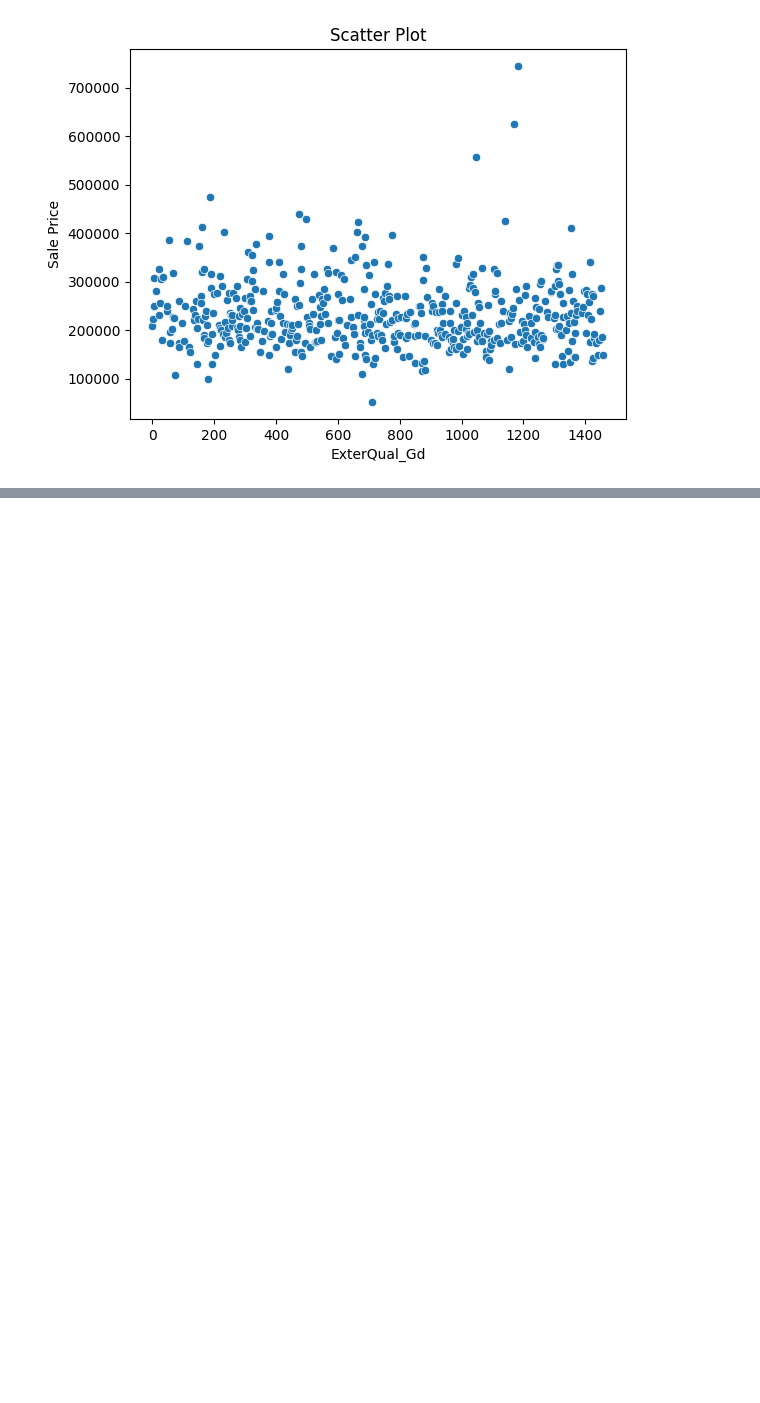
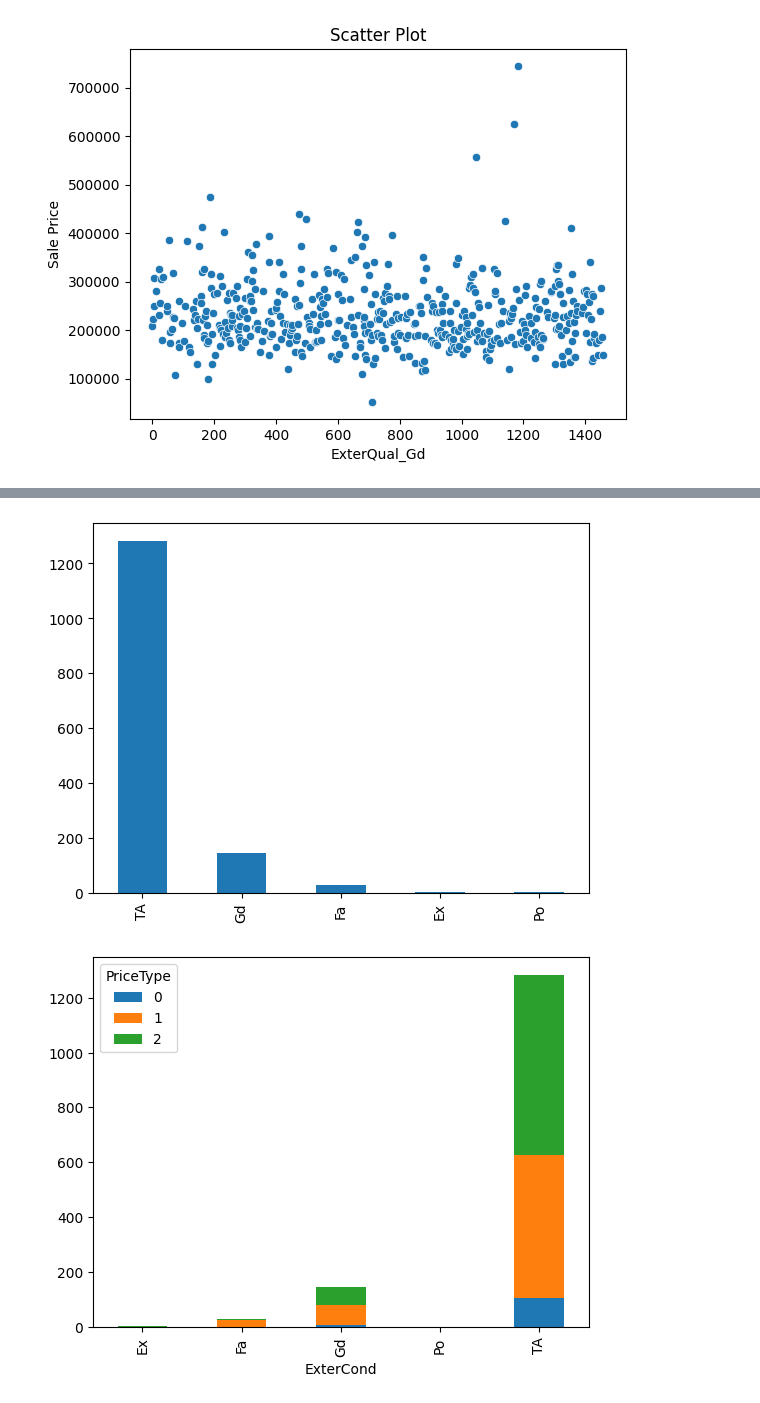
Before and after one commit to yichen-huang/House-Prices-Advanced-Regression-Techniques, a Jupyter notebook: data_understanding_column_20_40.ipynb, the cells around one changed output, grey strips where cells are left out. Drawn from its saved outputs; the diff is of its cells as text; code cells hidden in the pictures; blank space fills up the shorter version.

```diff
--- a/data_understanding_column_20_40.ipynb
+++ b/data_understanding_column_20_40.ipynb
@@ -546,0 +753,5 @@ KeyError: 'PriceType'
+# %%
+data_show_categorical('ExterCond')
+# %% [output]
+[figure, added]
+[figure, added]
```
Also changed, not shown: parts of 33 cells of this notebook.
